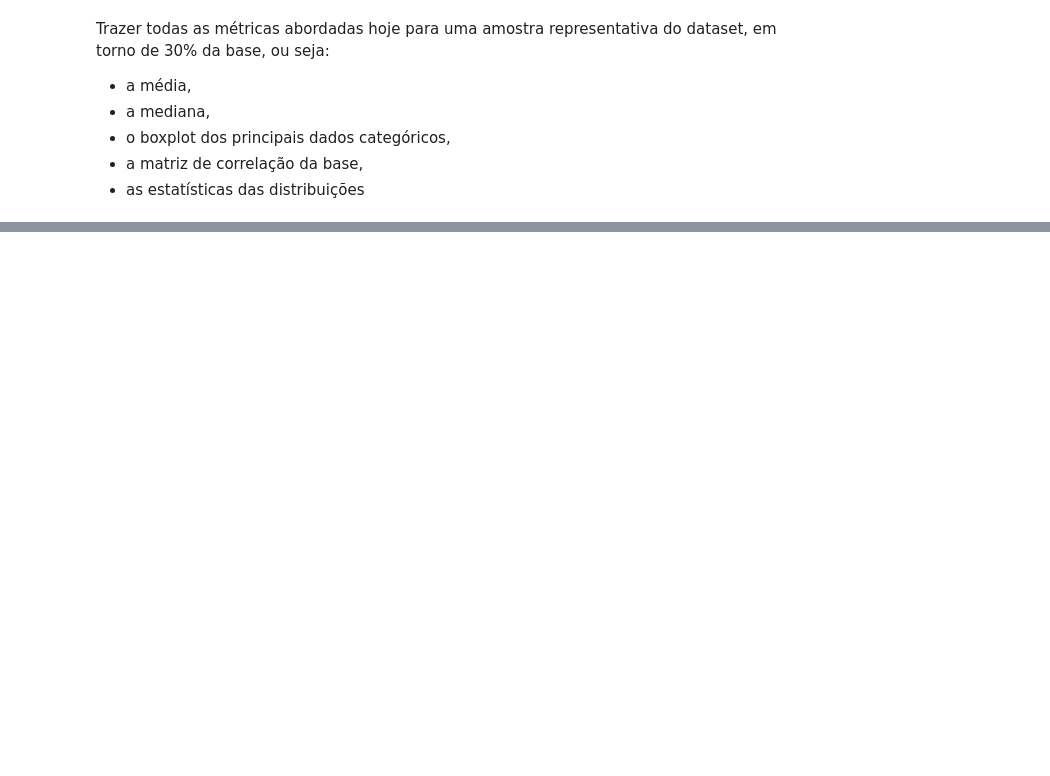
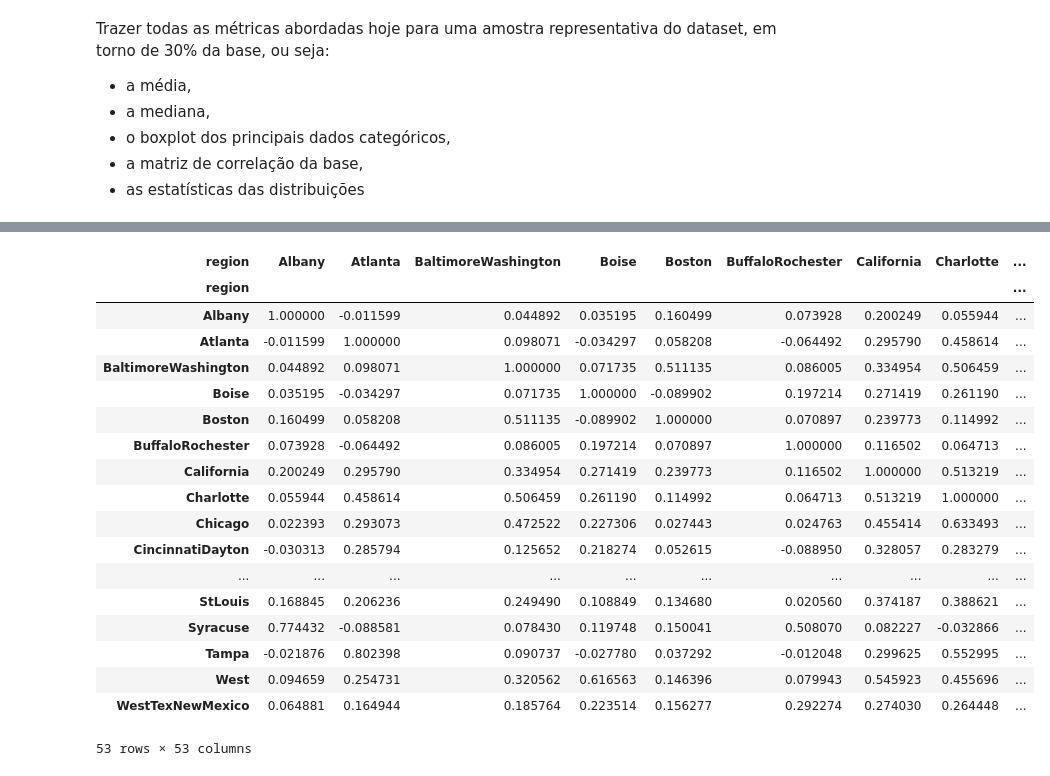
Before and after one commit to tomas-lucena/avocado, a Jupyter notebook: notebook/parte_2.ipynb, the cells around one changed output, grey strips where cells are left out. Saved outputs shown, nothing was run; the diff lists cells and outputs as text; code cells hidden in the pictures; blank space fills up the shorter version.

```diff
--- a/notebook/parte_2.ipynb
+++ b/notebook/parte_2.ipynb
@@ -355,0 +386,7 @@ px.imshow(_df.sample(frac=0.3).corr(),range_color=[-1,1], color_continuous_scale
+# %%
+mask = (df.type == 'conventional') & (df.region!='TotalUS') & df.region.isin(lista_regioes)
+
+_df = df.loc[mask,['date','average_price','region']]
+_df = _df.pivot(index='date',columns='region',values='average_price')
+_df = _df.div(_df.shift(1))
+_df
@@ -355,0 +408,26 @@ px.imshow(_df.sample(frac=0.3).corr(),range_color=[-1,1], color_continuous_scale
+# %%
+_df_corr = _df.corr()
+
+px.imshow(_df_corr)
+# %%
+_df_corr
+# %% [output]
+| region | Albany | Atlanta | BaltimoreWashington | Boise | Boston | BuffaloRochester | California | Charlotte | ... |
+| region |  |  |  |  |  |  |  |  | ... |
+| Albany | 1.000000 | -0.011599 | 0.044892 | 0.035195 | 0.160499 | 0.073928 | 0.200249 | 0.055944 | ... |
+| Atlanta | -0.011599 | 1.000000 | 0.098071 | -0.034297 | 0.058208 | -0.064492 | 0.295790 | 0.458614 | ... |
+| BaltimoreWashington | 0.044892 | 0.098071 | 1.000000 | 0.071735 | 0.511135 | 0.086005 | 0.334954 | 0.506459 | ... |
+| Boise | 0.035195 | -0.034297 | 0.071735 | 1.000000 | -0.089902 | 0.197214 | 0.271419 | 0.261190 | ... |
+| Boston | 0.160499 | 0.058208 | 0.511135 | -0.089902 | 1.000000 | 0.070897 | 0.239773 | 0.114992 | ... |
+| BuffaloRochester | 0.073928 | -0.064492 | 0.086005 | 0.197214 | 0.070897 | 1.000000 | 0.116502 | 0.064713 | ... |
+| California | 0.200249 | 0.295790 | 0.334954 | 0.271419 | 0.239773 | 0.116502 | 1.000000 | 0.513219 | ... |
+| Charlotte | 0.055944 | 0.458614 | 0.506459 | 0.261190 | 0.114992 | 0.064713 | 0.513219 | 1.000000 | ... |
+| Chicago | 0.022393 | 0.293073 | 0.472522 | 0.227306 | 0.027443 | 0.024763 | 0.455414 | 0.633493 | ... |
+| CincinnatiDayton | -0.030313 | 0.285794 | 0.125652 | 0.218274 | 0.052615 | -0.088950 | 0.328057 | 0.283279 | ... |
+| ... | ... | ... | ... | ... | ... | ... | ... | ... | ... |
+| StLouis | 0.168845 | 0.206236 | 0.249490 | 0.108849 | 0.134680 | 0.020560 | 0.374187 | 0.388621 | ... |
+| Syracuse | 0.774432 | -0.088581 | 0.078430 | 0.119748 | 0.150041 | 0.508070 | 0.082227 | -0.032866 | ... |
+| Tampa | -0.021876 | 0.802398 | 0.090737 | -0.027780 | 0.037292 | -0.012048 | 0.299625 | 0.552995 | ... |
+| West | 0.094659 | 0.254731 | 0.320562 | 0.616563 | 0.146396 | 0.079943 | 0.545923 | 0.455696 | ... |
+| WestTexNewMexico | 0.064881 | 0.164944 | 0.185764 | 0.223514 | 0.156277 | 0.292274 | 0.274030 | 0.264448 | ... |
+53 rows × 53 columns
```
Also changed, not shown: parts of 4 cells of this notebook, 4 other files.
